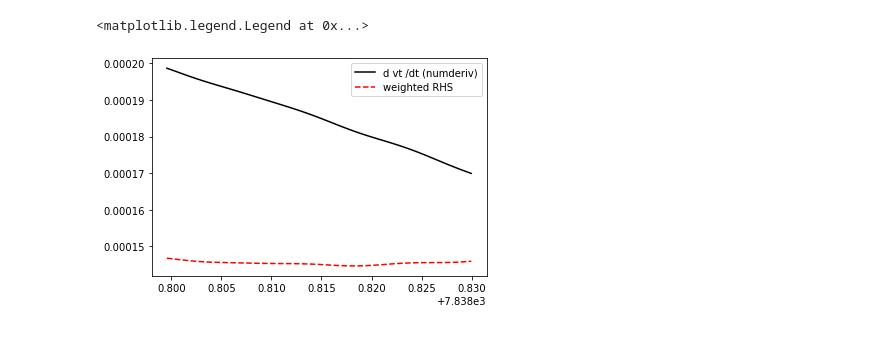
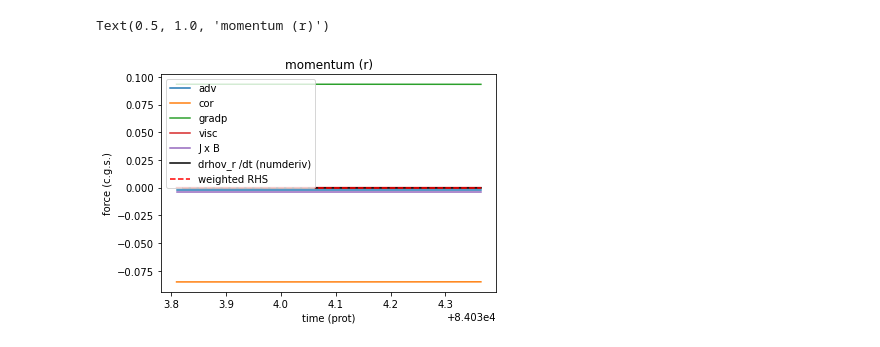
Before and after one commit to illorenzo7/rayleigh_utils, a Jupyter notebook: test_equations/momentum_mhd.ipynb, the cells around one changed output. Drawn from its saved outputs; the diff is of its cells as text; code cells hidden in the pictures.

```diff
--- a/test_equations/momentum_mhd.ipynb
+++ b/test_equations/momentum_mhd.ipynb
@@ -10,5 +10,5 @@ from plotcommon import *
 from cla_util import *
 from rayleigh_diagnostics import GridInfo
 # %%
-dirname = '/nobackup/lmatilsk/backitup/case_M-Prm4.0/00_test_equations/'
+dirname = '/nobackup/lmatilsk/benchmarks/j2011_mhd_test_equations/'
 # %%
@@ -69,3 +68,7 @@ nphi, ntheta, nr =  768 384 192
+# %%
+# pick a point
+#iphi0, it0, ir0 = 4, 5, 11
+iphi0, it0, ir0 = 0, 0, 0
 # %%
 prot = compute_Prot(dirname)
 t = times/prot
@@ -155,17 +126,0 @@ jxb_t = vals[:, iiphi0, iit0, iir0, lut[1249]]
-# %%
-drhovt = rhovt[2:] - rhovt[1:-1]
-drhovtdt = drhovt/dt
-
-f_exp = cor_t + adv_t + jxb_t
-f_imp = gradp_t + visc_t
-
-rhs_momt = f_weighted = 0.5*(f_imp[2:] + f_imp[1:-1]) + f_exp[1:-1] + 0.5*(dt/dt_old)*(f_exp[1:-1] - f_exp[:-2])
-
-plt.plot(t[2:], drhovtdt, 'k', label='d vt /dt (numderiv)')
-plt.plot(t[2:], f_weighted, 'r--', label='weighted RHS')
-#plt.plot(t, f_r/rho[ir0], label='weighted RHS')
-
-plt.legend()
-# %% [output]
-<matplotlib.legend.Legend at 0x...>
-[figure, removed]
@@ -172 +184,23 @@ plt.legend()
+# %%
+# plot r momentum (all pieces)
+
+# pieces
+plt.plot(t, adv_r[:, iphi0, it0, ir0], label='adv')
+plt.plot(t, cor_r[:, iphi0, it0, ir0], label='cor')
+plt.plot(t, gradp_r[:, iphi0, it0, ir0], label='gradp')
+plt.plot(t, visc_r[:, iphi0, it0, ir0], label='visc')
+plt.plot(t, jxb_r[:, iphi0, it0, ir0], label='J x B')
+
+# totals
+plt.plot(t[2:], drhovdt_r[:, iphi0, it0, ir0], 'k', label='drhov_r /dt (numderiv)')
+plt.plot(t[2:], fweighted_r[:, iphi0, it0, ir0], 'r--', label='weighted RHS')
+
+# label
+plt.legend()
+plt.xlabel('time (prot)')
+plt.ylabel('force (c.g.s.)')
+plt.title('momentum (r)')
+# %% [output]
+Text(0.5, 1.0, 'momentum (r)')
+[figure, added]
 # %%
```
Also changed, not shown: parts of 28 cells of this notebook.
